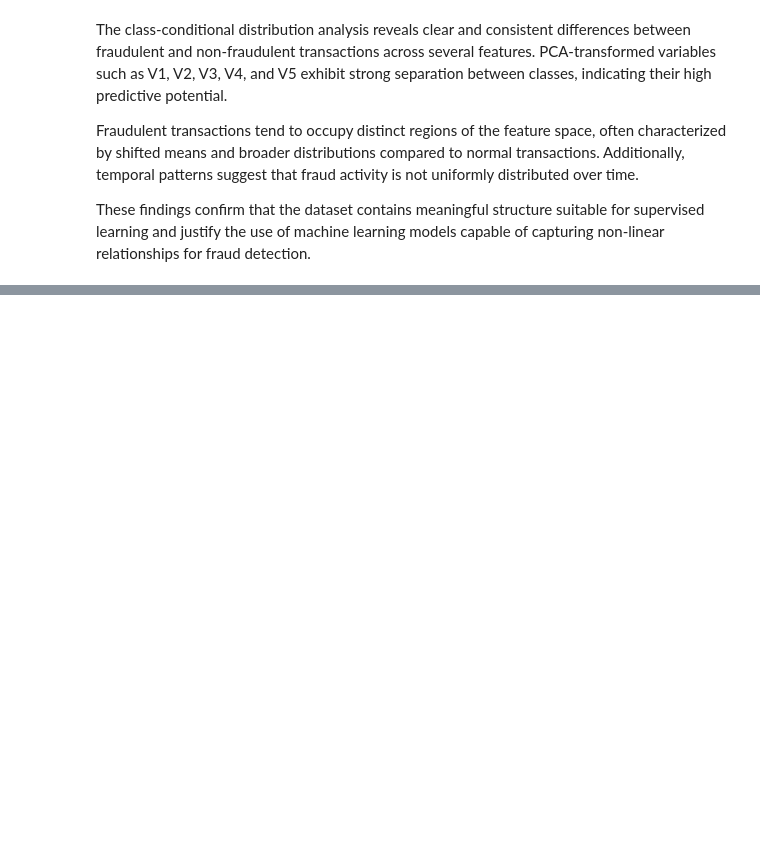
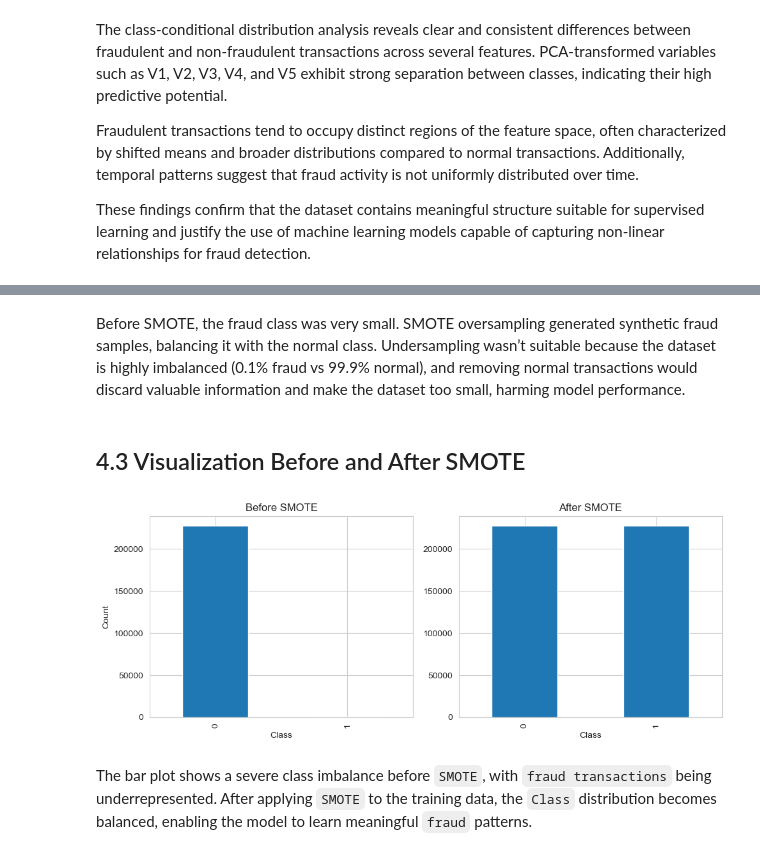
Before and after one commit to Alice-Mathenge/Credit-Card-Fraud-Detection-Analysis, a Jupyter notebook: Notebooks/Index.ipynb, the cells around one changed output, grey strips where cells are left out. Saved outputs shown, nothing was run; the diff lists cells and outputs as text; code cells hidden in the pictures; blank space fills up the shorter version.

Commit message:
Added Data Preparation

```diff
--- a/Notebooks/Index.ipynb
+++ b/Notebooks/Index.ipynb
@@ -432,0 +440,15 @@ These findings confirm that the dataset contains meaningful structure suitable f
+# %%
+X= data.drop('Class', axis=1)
+y= data['Class']
+# %%
+X_train, X_test, y_train, y_test = train_test_split(
+    X, y,
+    test_size=0.2,
+    random_state=42,
+    stratify=y # stratify preserves the original fraud ratio in both sets.
+)
+
+print("X_train shape:", X_train.shape)
+print("X_test shape:", X_test.shape)
+print("y_train shape:", y_train.shape)
+print("y_test shape:", y_test.shape)
@@ -432,0 +468,9 @@ These findings confirm that the dataset contains meaningful structure suitable f
+# %%
+smote = SMOTE(random_state=42)
+X_train_res, y_train_res = smote.fit_resample(X_train, y_train)
+
+print("Before SMOTE:")
+print(y_train.value_counts())
+
+print("\nAfter SMOTE:")
+print(y_train_res.value_counts())
@@ -432,0 +489,22 @@ These findings confirm that the dataset contains meaningful structure suitable f
+# %% [markdown]
+Before SMOTE, the fraud class was very small. SMOTE oversampling generated synthetic fraud samples, balancing it with the normal class. Undersampling wasn’t suitable because the dataset is highly imbalanced (0.1% fraud vs 99.9% normal), and removing normal transactions would discard valuable information and make the dataset too small, harming model performance.
+# %% [markdown]
+## 4.3 Visualization Before and After SMOTE
+# %%
+fig, ax = plt.subplots(1, 2, figsize=(10,4))
+
+y_train.value_counts().plot(kind='bar', ax=ax[0])
+ax[0].set_title("Before SMOTE")
+ax[0].set_xlabel("Class")
+ax[0].set_ylabel("Count")
+
+y_train_res.value_counts().plot(kind='bar', ax=ax[1])
+ax[1].set_title("After SMOTE")
+ax[1].set_xlabel("Class")
+
+plt.tight_layout()
+plt.show()
+# %% [output]
+[figure, added]
+# %% [markdown]
+The bar plot shows a severe class imbalance before `SMOTE`, with `fraud transactions` being underrepresented. After applying `SMOTE` to the training data, the `Class` distribution becomes balanced, enabling the model to learn meaningful `fraud` patterns.
```
Also changed, not shown: parts of 35 cells of this notebook.
